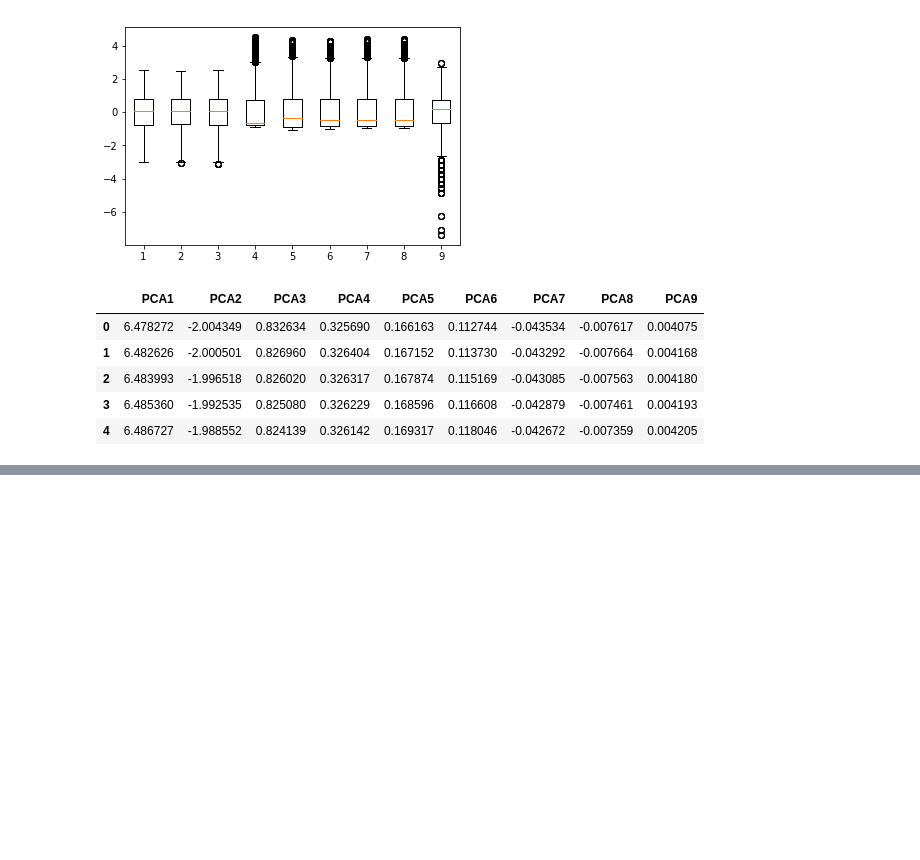
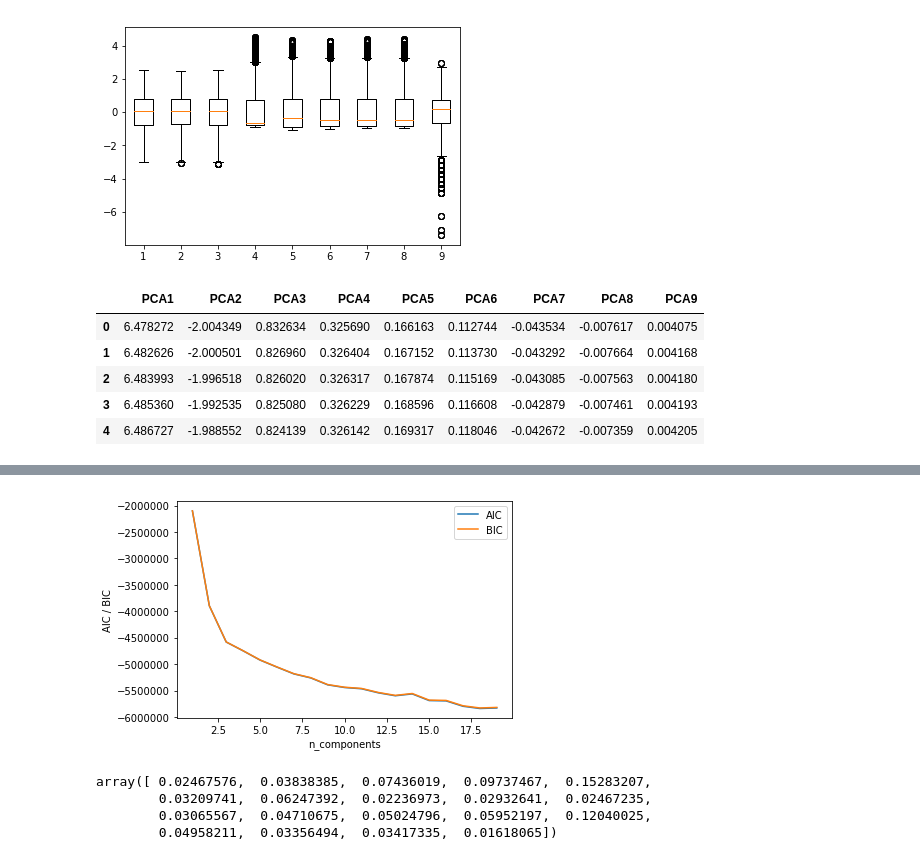
Before and after one commit to arunna09/AnomalyDetection, a Jupyter notebook: Notebooks/GMM_Base_PCA_applied.ipynb, the cells around one changed output, grey strips where cells are left out. Drawn from its saved outputs; the diff is of its cells as text; code cells hidden in the pictures; blank space fills up the shorter version.

```diff
--- a/Notebooks/GMM_Base_PCA_applied.ipynb
+++ b/Notebooks/GMM_Base_PCA_applied.ipynb
@@ -172,0 +114,2 @@ plt.xlabel("observation")
+# %%
+train, validate, test = split_data(data)
@@ -197,4 +156,13 @@ KeyboardInterrupt:
+# %%
+clf, clf_aic, clf_bic  = model_fit_1()
+# %% [output]
+[figure, added]
 # %%
-clf.weights_.shape #the weights of no_of_components, see first parameter to GaussianMixture
+clf.weights_ #the weights of no_of_components, see first parameter to GaussianMixture
+# %% [output]
+array([ 0.02467576,  0.03838385,  0.07436019,  0.09737467,  0.15283207,
+        0.03209741,  0.06247392,  0.02236973,  0.02932641,  0.02467235,
+        0.03065567,  0.04710675,  0.05024796,  0.05952197,  0.12040025,
+        0.04958211,  0.03356494,  0.03417335,  0.01618065])
 # %%
 clf.means_.shape #(n_components, n_features)
```
Also changed, not shown: parts of 75 cells of this notebook.
